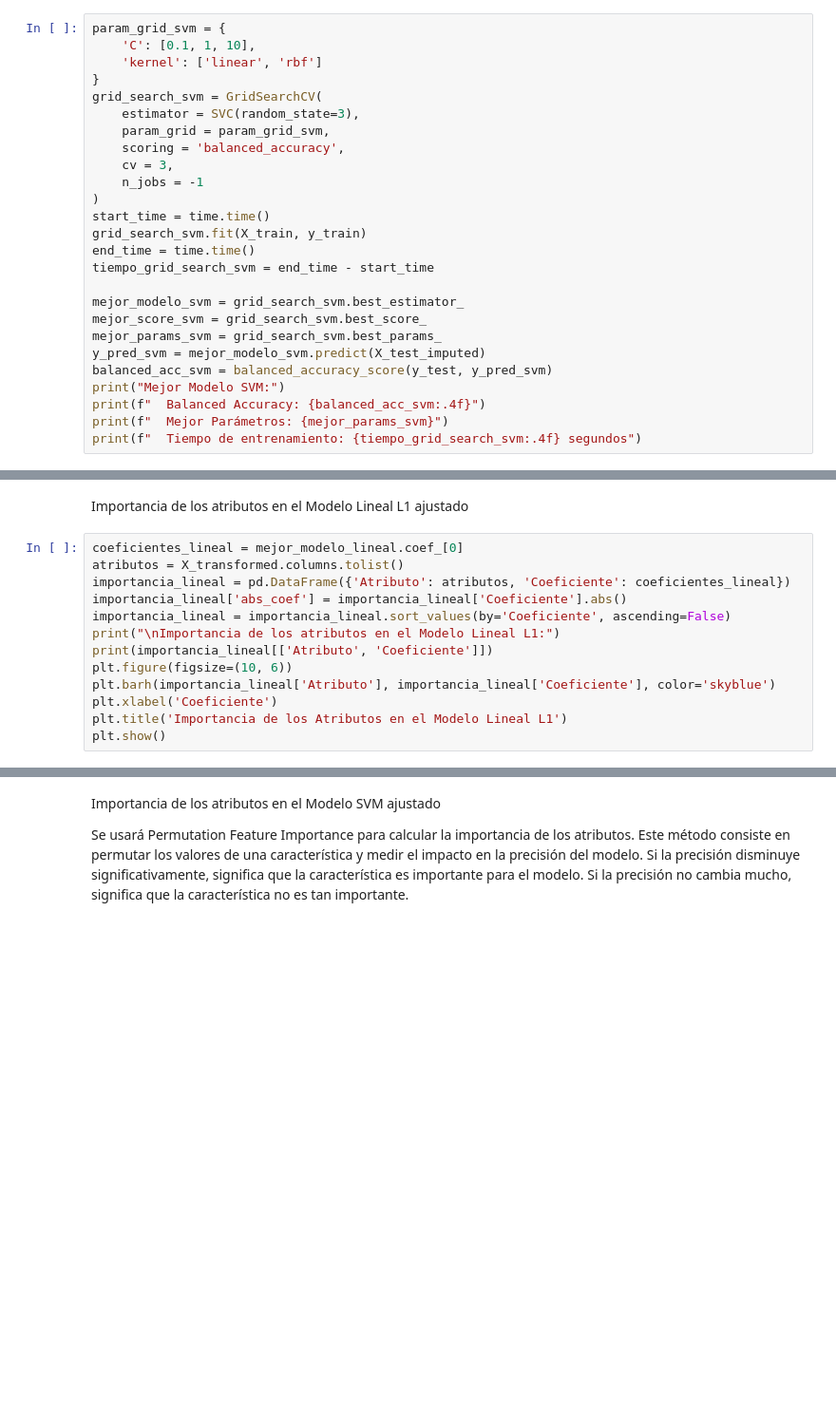
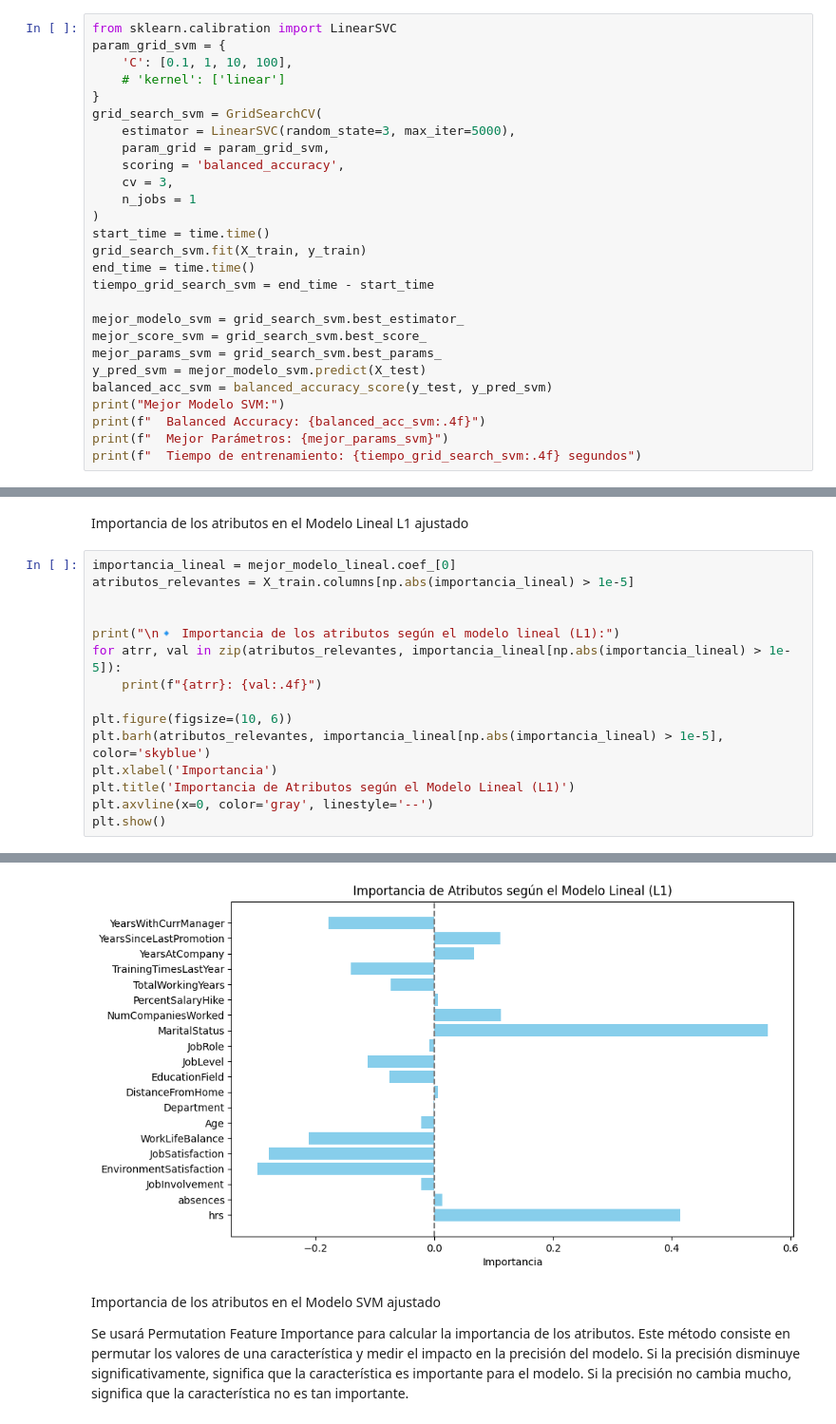
Before and after one commit to 100472330/100472330_100486483_PRACTICA1, a Jupyter notebook: Practica1_AA.ipynb, the cells around one changed output, grey strips where cells are left out. Shown at 95% size. Drawn from its saved outputs; the diff is of its cells as text; blank space fills up the shorter version.

Commit message:
MEJORAS PUNTO 5. IMPORTANCIAS MODELOS LINEALES Y SVM

```diff
--- a/Practica1_AA.ipynb
+++ b/Practica1_AA.ipynb
@@ -914,14 +924,15 @@ Se han modificado los siguientes hiperparámetros:
 # %%
+from sklearn.calibration import LinearSVC
 param_grid_svm = {
-    'C': [0.1, 1, 10],
-    'kernel': ['linear', 'rbf']
+    'C': [0.1, 1, 10, 100],
+    # 'kernel': ['linear']
 }
 grid_search_svm = GridSearchCV(
-    estimator = SVC(random_state=3),
+    estimator = LinearSVC(random_state=3, max_iter=5000),
     param_grid = param_grid_svm,
     scoring = 'balanced_accuracy',
     cv = 3,
-    n_jobs = -1
+    n_jobs = 1
 )
 start_time = time.time()
 grid_search_svm.fit(X_train, y_train)
@@ -931,7 +942,7 @@ tiempo_grid_search_svm = end_time - start_time
 mejor_modelo_svm = grid_search_svm.best_estimator_
 mejor_score_svm = grid_search_svm.best_score_
 mejor_params_svm = grid_search_svm.best_params_
-y_pred_svm = mejor_modelo_svm.predict(X_test_imputed)
+y_pred_svm = mejor_modelo_svm.predict(X_test)
 balanced_acc_svm = balanced_accuracy_score(y_test, y_pred_svm)
 print("Mejor Modelo SVM:")
 print(f"  Balanced Accuracy: {balanced_acc_svm:.4f}")
@@ -942,15 +958,18 @@ print(f"  Tiempo de entrenamiento: {tiempo_grid_search_svm:.4f} segundos")
 # %% [markdown]
 Importancia de los atributos en el Modelo Lineal L1 ajustado
 # %%
-coeficientes_lineal = mejor_modelo_lineal.coef_[0]
-atributos = X_transformed.columns.tolist()
-importancia_lineal = pd.DataFrame({'Atributo': atributos, 'Coeficiente': coeficientes_lineal})
-importancia_lineal['abs_coef'] = importancia_lineal['Coeficiente'].abs()
-importancia_lineal = importancia_lineal.sort_values(by='Coeficiente', ascending=False)
-print("\nImportancia de los atributos en el Modelo Lineal L1:")
-print(importancia_lineal[['Atributo', 'Coeficiente']])
+importancia_lineal = mejor_modelo_lineal.coef_[0]
+atributos_relevantes = X_train.columns[np.abs(importancia_lineal) > 1e-5]
+
+
+print("\n🔹 Importancia de los atributos según el modelo lineal (L1):")
+for atrr, val in zip(atributos_relevantes, importancia_lineal[np.abs(importancia_lineal) > 1e-5]):
+    print(f"{atrr}: {val:.4f}")
+
 plt.figure(figsize=(10, 6))
-plt.barh(importancia_lineal['Atributo'], importancia_lineal['Coeficiente'], color='skyblue')
-plt.xlabel('Coeficiente')
-plt.title('Importancia de los Atributos en el Modelo Lineal L1')
+plt.barh(atributos_relevantes, importancia_lineal[np.abs(importancia_lineal) > 1e-5], color='skyblue')
+plt.xlabel('Importancia')
+plt.title('Importancia de Atributos según el Modelo Lineal (L1)')
+plt.axvline(x=0, color='gray', linestyle='--')
 plt.show()
+# %% [output]
@@ -957,3 +993,4 @@ plt.show()
+[figure, added]
 # %% [markdown]
 Importancia de los atributos en el Modelo SVM ajustado
 
```
Also changed, not shown: parts of 9 cells of this notebook.
